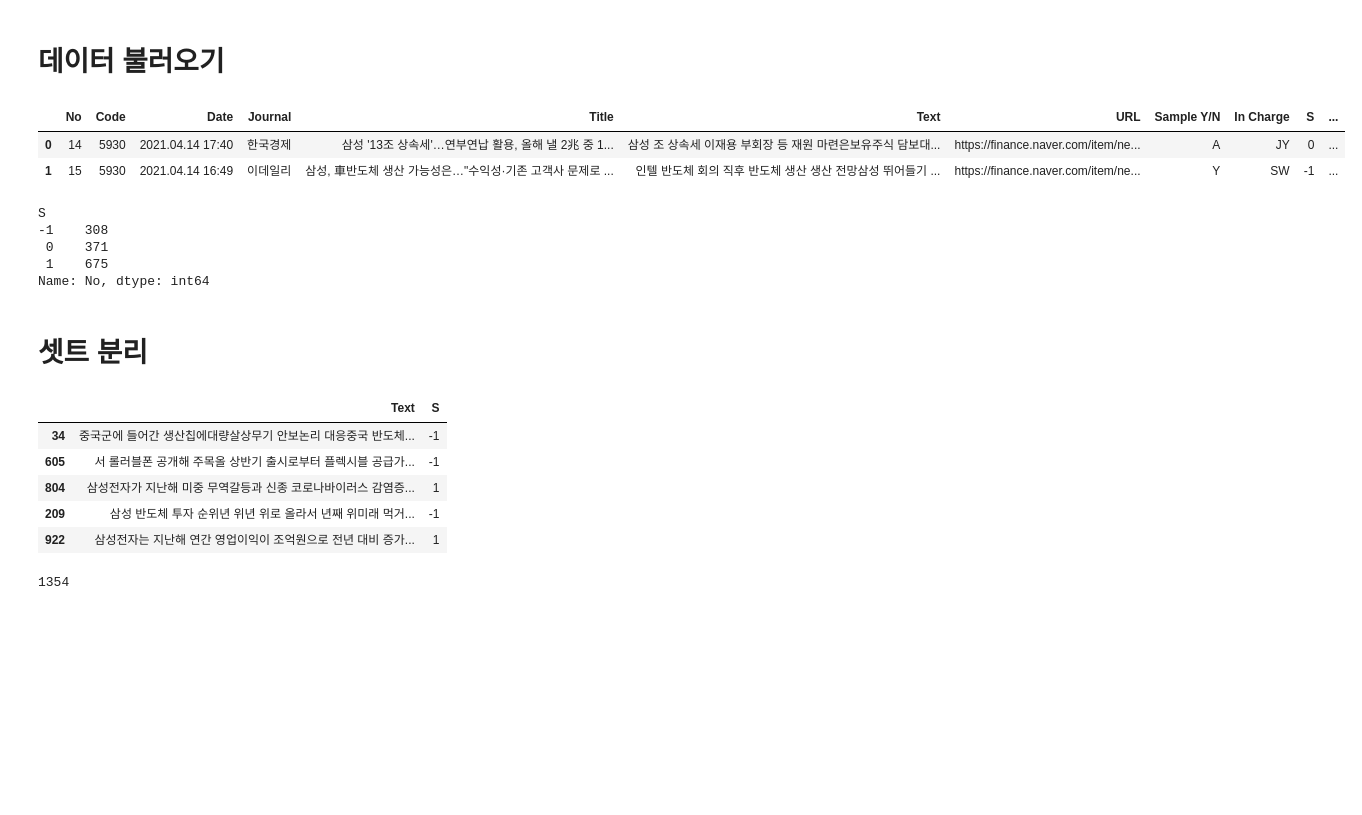
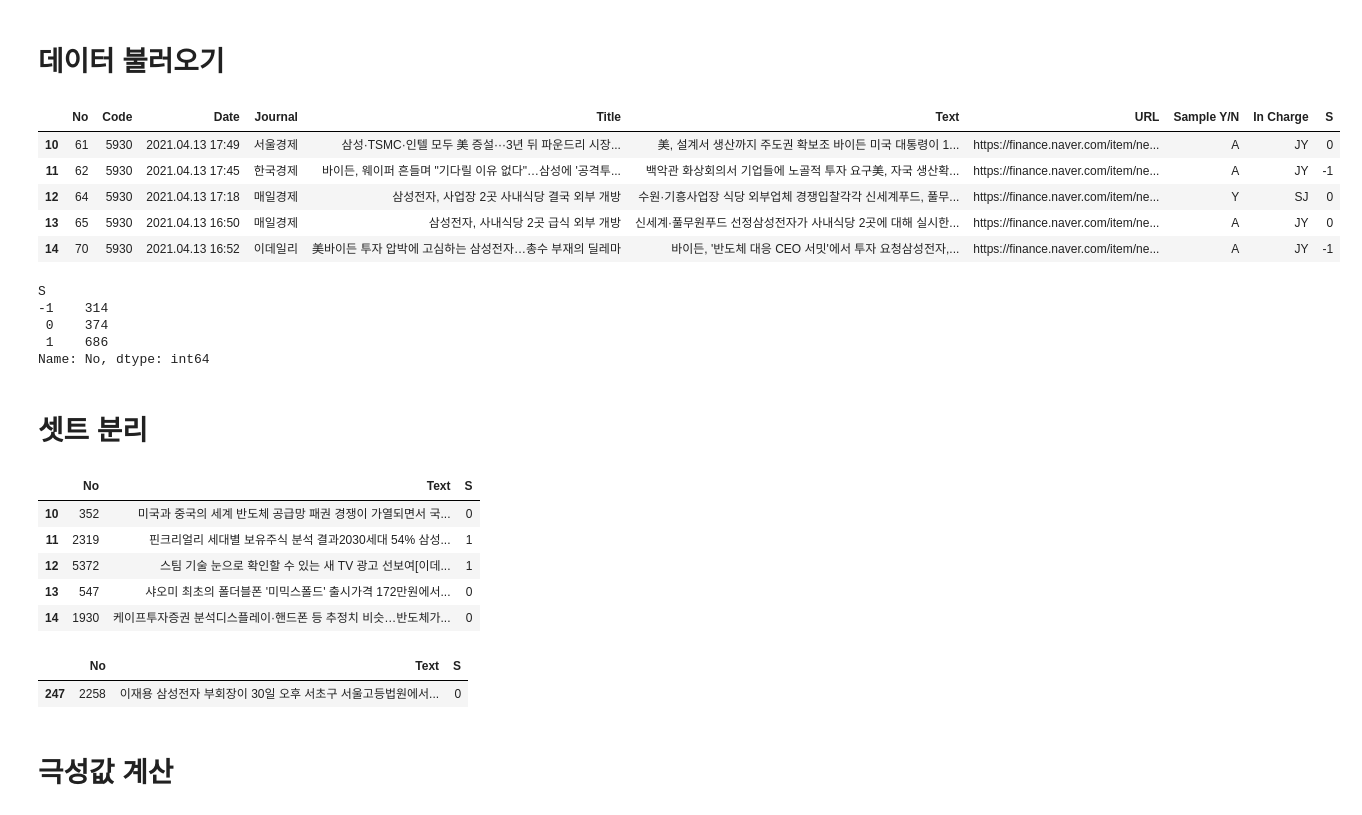
Before and after one commit to KyoungmiKwon/Bigdata_Training_at_ITwill, a Jupyter notebook: Team_Project/C05_KM_SentimentDict.ipynb, the cells around one changed output. Cells and saved outputs as stored; diff of their text form; code cells hidden in the pictures; blank space fills up the shorter version.

Commit message:
Colaboratory를 통해 생성됨

```diff
--- a/Team_Project/C05_KM_SentimentDict.ipynb
+++ b/Team_Project/C05_KM_SentimentDict.ipynb
@@ -432,20 +450,23 @@ class KTokenizer(BaseTokenizer):
 # %% [markdown]
 # 데이터 불러오기
 # %%
-file_path = '/content/drive/MyDrive/Colab Notebooks/Project/news_dt.xlsx'
-data = pd.read_excel(file_path,sheet_name='Sheet1',header=0)
-data[:2]
+file_path = '/content/drive/MyDrive/Colab Notebooks/Project/Sentiment_dict.xlsx'
+data = pd.read_excel(file_path)
+data[10:15]
 # %% [output]
-|  | No | Code | Date | Journal | Title | Text | URL | Sample Y/N | In Charge | S | ... |
-| 0 | 14 | 5930 | 2021.04.14 17:40 | 한국경제 | 삼성 '13조 상속세'…연부연납 활용, 올해 낼 2兆 중 1... | 삼성 조 상속세 이재용 부회장 등 재원 마련은보유주식 담보대... | https://finance.naver.com/item/ne... | A | JY | 0 | ... |
-| 1 | 15 | 5930 | 2021.04.14 16:49 | 이데일리 | 삼성, 車반도체 생산 가능성은…"수익성·기존 고객사 문제로 ... | 인텔 반도체 회의 직후 반도체 생산 생산 전망삼성 뛰어들기 ... | https://finance.naver.com/item/ne... | Y | SW | -1 | ... |
+|  | No | Code | Date | Journal | Title | Text | URL | Sample Y/N | In Charge | S |
+| 10 | 61 | 5930 | 2021.04.13 17:49 | 서울경제 | 삼성·TSMC·인텔 모두 美 증설···3년 뒤 파운드리 시장... | 美, 설계서 생산까지 주도권 확보조 바이든 미국 대통령이 1... | https://finance.naver.com/item/ne... | A | JY | 0 |
+| 11 | 62 | 5930 | 2021.04.13 17:45 | 한국경제 | 바이든, 웨이퍼 흔들며 "기다릴 이유 없다"…삼성에 '공격투... | 백악관 화상회의서 기업들에 노골적 투자 요구美, 자국 생산확... | https://finance.naver.com/item/ne... | A | JY | -1 |
+| 12 | 64 | 5930 | 2021.04.13 17:18 | 매일경제 | 삼성전자, 사업장 2곳 사내식당 결국 외부 개방 | 수원·기흥사업장 식당 외부업체 경쟁입찰각각 신세계푸드, 풀무... | https://finance.naver.com/item/ne... | Y | SJ | 0 |
+| 13 | 65 | 5930 | 2021.04.13 16:50 | 매일경제 | 삼성전자, 사내식당 2곳 급식 외부 개방 | 신세계·풀무원푸드 선정삼성전자가 사내식당 2곳에 대해 실시한... | https://finance.naver.com/item/ne... | A | JY | 0 |
+| 14 | 70 | 5930 | 2021.04.13 16:52 | 이데일리 | 美바이든 투자 압박에 고심하는 삼성전자…총수 부재의 딜레마 | 바이든, '반도체 대응 CEO 서밋'에서 투자 요청삼성전자,... | https://finance.naver.com/item/ne... | A | JY | -1 |
 # %%
 data.groupby(['S'])['No'].count()
 # %% [output]
 S
--1    308
- 0    371
- 1    675
+-1    314
+ 0    374
+ 1    686
 Name: No, dtype: int64
 # %% [markdown]
 # 셋트 분리
@@ -462,19 +483,22 @@ X_tr, X_ts, y_tr, y_ts = train_test_split(X,y,
                                           test_size = 0.2,
                                           stratify = y)
 # %%
-std_data = pd.concat([X_tr,y_tr],axis=1, ignore_index=False)
+std_data = pd.concat([X_tr,y_tr],axis=1).reset_index(drop=True)
 std_data[10:15]
 # %% [output]
-|  | Text | S |
-| 34 | 중국군에 들어간 생산칩에대량살상무기 안보논리 대응중국 반도체... | -1 |
-| 605 | 서 롤러블폰 공개해 주목올 상반기 출시로부터 플렉시블 공급가... | -1 |
-| 804 | 삼성전자가 지난해 미중 무역갈등과 신종 코로나바이러스 감염증... | 1 |
-| 209 | 삼성 반도체 투자 순위년 위년 위로 올라서 년째 위미래 먹거... | -1 |
-| 922 | 삼성전자는 지난해 연간 영업이익이 조억원으로 전년 대비 증가... | 1 |
+|  | No | Text | S |
+| 10 | 352 | 미국과 중국의 세계 반도체 공급망 패권 경쟁이 가열되면서 국... | 0 |
+| 11 | 2319 | 핀크리얼리 세대별 보유주식 분석 결과2030세대 54% 삼성... | 1 |
+| 12 | 5372 | 스팀 기술 눈으로 확인할 수 있는 새 TV 광고 선보여[이데... | 1 |
+| 13 | 547 | 샤오미 최초의 폴더블폰 '미믹스폴드' 출시가격 172만원에서... | 0 |
+| 14 | 1930 | 케이프투자증권 분석디스플레이·핸드폰 등 추정치 비슷…반도체가... | 0 |
-# %%
-len(data['Text'])
-# %% [output]
-1354
+# %%
+std_data[247:248]
+# %% [output]
+|  | No | Text | S |
+| 247 | 2258 | 이재용 삼성전자 부회장이 30일 오후 서초구 서울고등법원에서... | 0 |
+# %% [markdown]
+# 극성값 계산
 # %%
 ksaa = KSAA()
 
```
Also changed, not shown: parts of 14 cells of this notebook.
